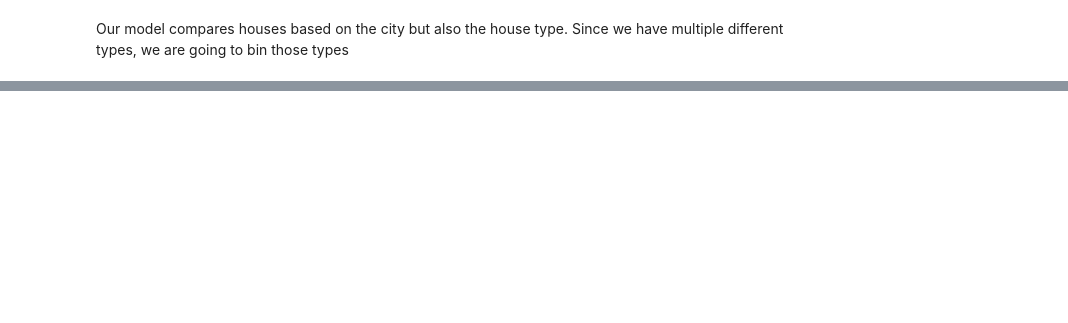
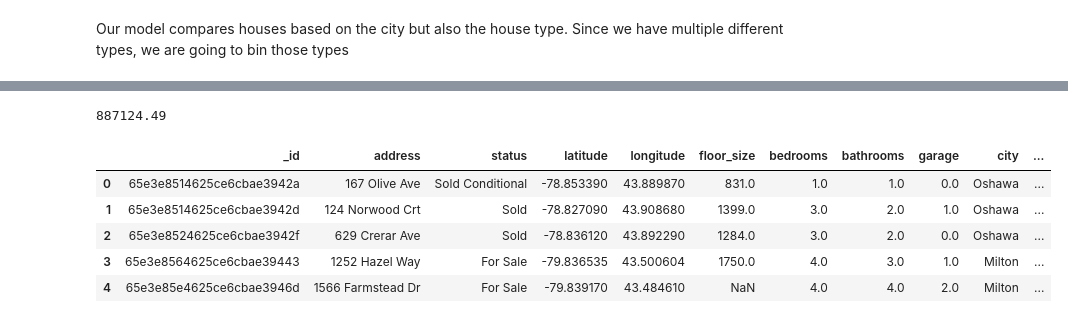
Before and after one commit to MaisieDeGraaf/Housing-Project_Final, a Jupyter notebook: Logistic_Regression_Model.ipynb, the cells around one changed output, grey strips where cells are left out. Drawn from its saved outputs; the diff is of its cells as text; code cells hidden in the pictures; blank space fills up the shorter version.

```diff
--- a/Logistic_Regression_Model.ipynb
+++ b/Logistic_Regression_Model.ipynb
@@ -92,8 +89,7 @@ Name: count, dtype: int64
 bin_df = all_houses_df.copy()
 condo_types = ['Condo Apt','Apartment Unit, Condominium','Condo/Apt Unit','Semi-Det Condo']
 townhouse_types =['Freehold Townhouse','Condo Townhouse','Townhouse/Row House, Condominium','Row/Townhouse']
-other = ['Semi-Detached','Single Family Residence','Detached, Freehold','Link','Vacant Land','Duplex','Semi Detached, Single Family Residence']
-
+bins = ['Detached','Condominium','Townhouse']
 # Replace in dataframe
 for i in condo_types:
     bin_df['type_of_house'] = bin_df['type_of_house'].replace(i,"Condominium")
@@ -101,8 +97,9 @@ for i in condo_types:
 for i in townhouse_types:
     bin_df['type_of_house'] = bin_df['type_of_house'].replace(i,"Townhouse")
 
-for i in other:
-    bin_df['type_of_house'] = bin_df['type_of_house'].replace(i,"Other")
+for i in bin_df['type_of_house']:
+  if i not in bins:
+      bin_df['type_of_house'] = bin_df['type_of_house'].replace(i,"Other")
 # Check to make sure binning was successful
 bin_df['type_of_house'].value_counts()
 # %% [output]
@@ -153,0 +242,43 @@ new_df = all_houses_df.copy()
+# %%
+#Burlington
+#Counter to sum prices
+Burlington_Detached_prices_counter = 0
+Burlington_Condominium_prices_counter = 0
+Burlington_Townhouse_prices_counter = 0
+Burlington_Other_prices_counter = 0
+#Counter to sum the total
+Burlington_Detached_total_counter = 0
+Burlington_Condominium_total_counter = 0
+Burlington_Townhouse_total_counter = 0
+Burlington_Other_total_counter = 0
+for index, row in bin_df.iterrows():
+  if (row['city'] == 'Burlington') & (row['type_of_house'] =='Detached'):
+    Burlington_Detached_prices_counter += row['price']
+    Burlington_Detached_total_counter += 1
+  if (row['city'] == 'Burlington') & (row['type_of_house'] =='Condominium'):
+    Burlington_Condominium_prices_counter += row['price']
+    Burlington_Condominium_total_counter += 1
+  if (row['city'] == 'Burlington') & (row['type_of_house'] =='Townhouse'):
+    Burlington_Townhouse_prices_counter += row['price']
+    Burlington_Townhouse_total_counter += 1
+  if (row['city'] == 'Burlington') & (row['type_of_house'] =='Other'):
+    Burlington_Other_prices_counter += row['price']
+    Burlington_Other_total_counter += 1
+Burlington_Detached_average_price = round(Burlington_Detached_prices_counter / Burlington_Detached_total_counter,2)
+Burlington_Condominium_average_price = round(Burlington_Condominium_prices_counter / Burlington_Condominium_total_counter,2)
+Burlington_Townhouse_average_price = round(Burlington_Townhouse_prices_counter / Burlington_Townhouse_total_counter,2)
+Burlington_Other_average_price = round(Burlington_Other_prices_counter / Burlington_Other_total_counter,2)
+print(Burlington_Townhouse_average_price)
+# %% [output]
+887124.49
+# %%
+new_df = bin_df.copy()
+new_df['average'] = ''
+new_df.head()
+# %% [output]
+|  | _id | address | status | latitude | longitude | floor_size | bedrooms | bathrooms | garage | city | ... |
+| 0 | 65e3e8514625ce6cbae3942a | 167 Olive Ave | Sold Conditional | -78.853390 | 43.889870 | 831.0 | 1.0 | 1.0 | 0.0 | Oshawa | ... |
+| 1 | 65e3e8514625ce6cbae3942d | 124 Norwood Crt | Sold | -78.827090 | 43.908680 | 1399.0 | 3.0 | 2.0 | 1.0 | Oshawa | ... |
+| 2 | 65e3e8524625ce6cbae3942f | 629 Crerar Ave | Sold | -78.836120 | 43.892290 | 1284.0 | 3.0 | 2.0 | 0.0 | Oshawa | ... |
+| 3 | 65e3e8564625ce6cbae39443 | 1252 Hazel Way | For Sale | -79.836535 | 43.500604 | 1750.0 | 4.0 | 3.0 | 1.0 | Milton | ... |
+| 4 | 65e3e85e4625ce6cbae3946d | 1566 Farmstead Dr | For Sale | -79.839170 | 43.484610 | NaN | 4.0 | 4.0 | 2.0 | Milton | ... |
```
Also changed, not shown: parts of 19 cells of this notebook.
